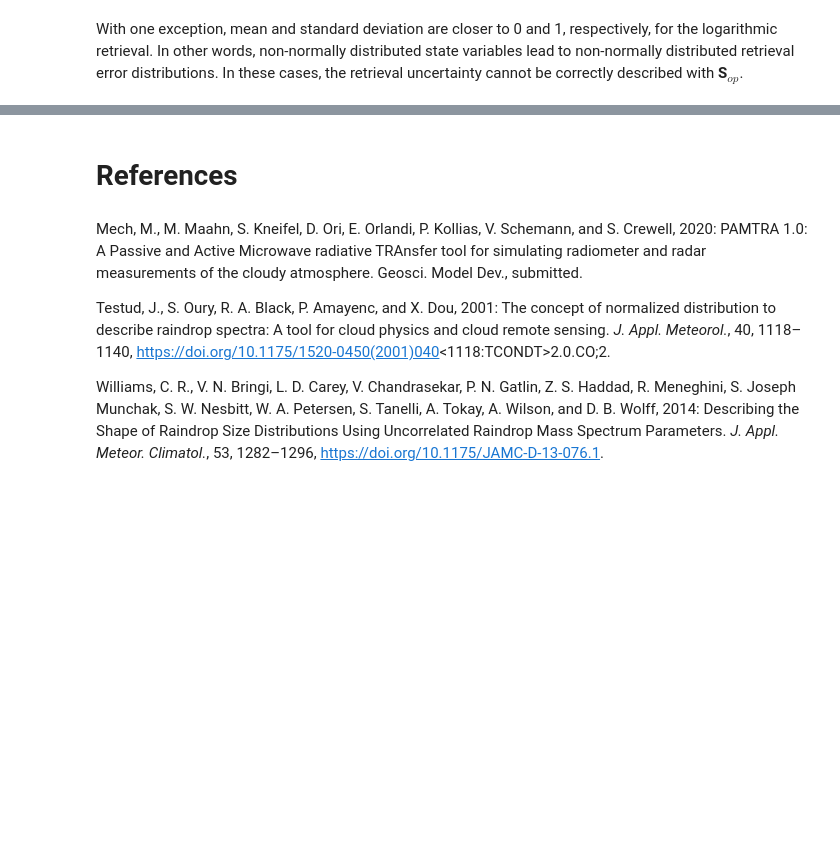
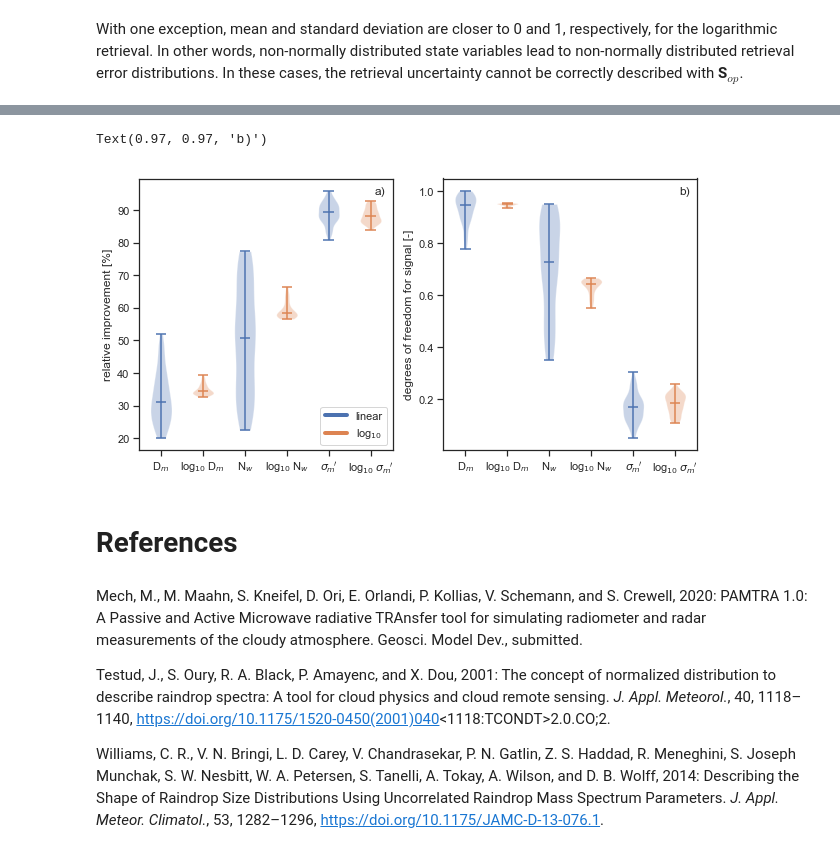
Before and after one commit to maahn/pyOptimalEstimation_examples, a Jupyter notebook: Supplement B - DSD retrieval.ipynb, the cells around one changed output, grey strips where cells are left out. Drawn from its saved outputs; the diff is of its cells as text; code cells hidden in the pictures; blank space fills up the shorter version.

```diff
--- a/Supplement B - DSD retrieval.ipynb
+++ b/Supplement B - DSD retrieval.ipynb
@@ -647,3 +676,44 @@ With one exception, mean and standard deviation are closer to 0 and 1, respectiv
+# %%
+
+fig, [ax1, ax2] = plt.subplots(ncols = 2, figsize=(10,5))
+positions = np.array([0,2,4])
+
+
+
+for yy, key in enumerate(resultsOE.keys()):
+
+    thisOE = resultsOE[key].where((resultsOE[key].chi2value < resultsOE[key].chi2critical).all('chi2test'))
+
+    dat = (thisOE['x_op_err']/thisOE['x_a_err']).to_pandas().dropna() * 100
+    ax1.violinplot(dat.T, positions = positions+yy, showmedians=True)
+
+
+    dat = (thisOE['dgf_x']).to_pandas().dropna()
+    ax2.violinplot(dat.T, positions = positions+yy, showmedians=True)
+
+
+cols = ['Dm', 'Dm_log10', 'Nw', 'Nw_log10', 'Smprime', 'Smprime_log10']
+labels = []
+for tt in cols:
+    labels.append(supporting_routines.niceKeys[tt])
+ax2.set_xticks(range(6))
+ax2.set_xticklabels(labels)
+ax1.set_xticks(range(6))
+ax1.set_xticklabels(labels)
+
+ax1.set_ylabel('relative improvement [%]')
+ax2.set_ylabel('degrees of freedom for signal [-]')
+
+custom_lines = [matplotlib.lines.Line2D([0], [0], color='C0', lw=4),
+                matplotlib.lines.Line2D([0], [0], color='C1', lw=4),
+               ]
+
+ax1.legend(custom_lines, ['linear', 'log$_{10}$'], loc='lower right')
+ax1.text(0.97, 0.97, 'a)', horizontalalignment='right', verticalalignment='top', transform = ax1.transAxes)
+ax2.text(0.97, 0.97, 'b)', horizontalalignment='right', verticalalignment='top', transform = ax2.transAxes)
+# %% [output]
+Text(0.97, 0.97, 'b)')
+[figure, added]
 # %% [markdown]
 # References
 # %% [markdown]
```
Also changed, not shown: parts of 18 cells of this notebook.
